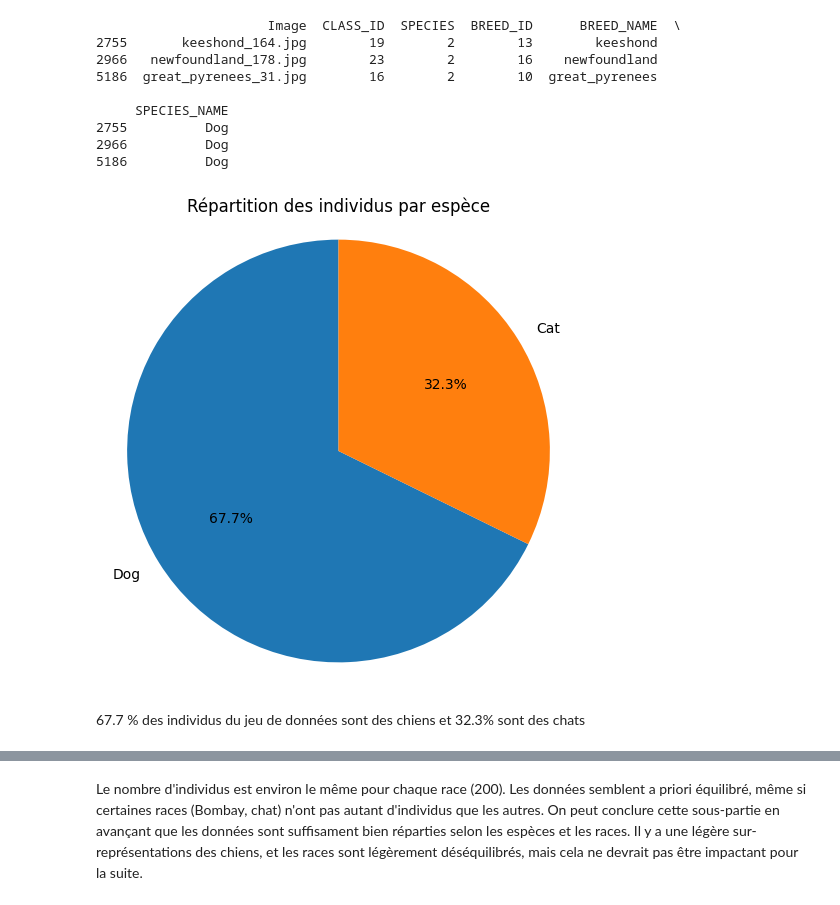
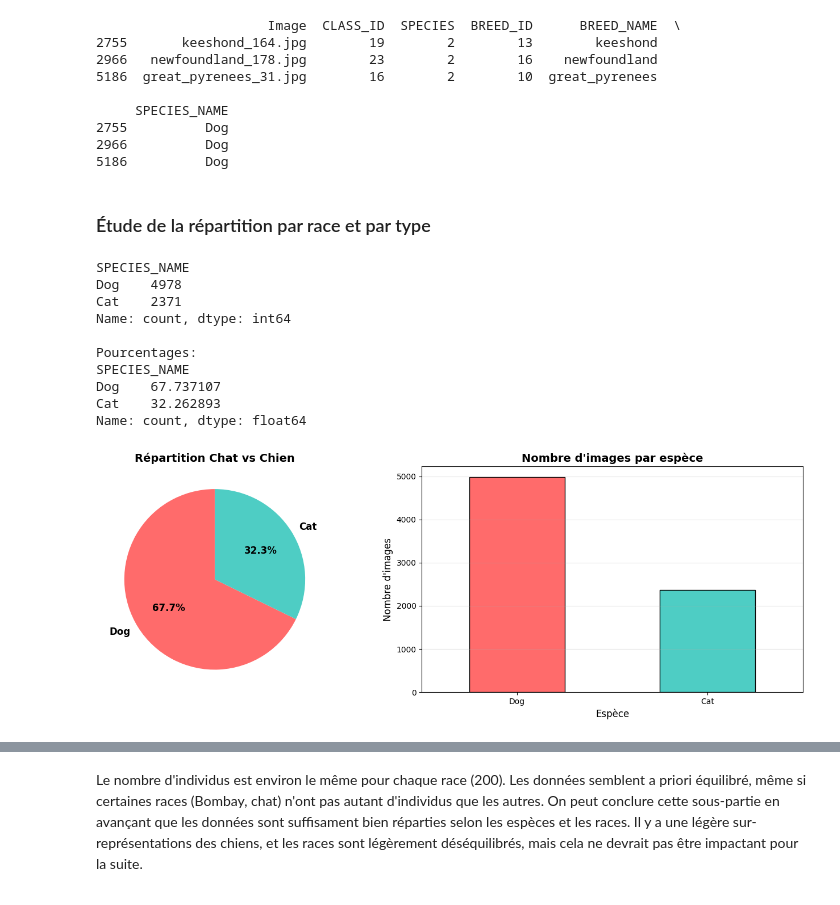
Before and after one commit to albanevergnes/HDDL, a Jupyter notebook: Rapport_Projet1.ipynb, the cells around one changed output, grey strips where cells are left out. Drawn from its saved outputs; the diff is of its cells as text; code cells hidden in the pictures.

```diff
--- a/Rapport_Projet1.ipynb
+++ b/Rapport_Projet1.ipynb
@@ -78,21 +78,43 @@ print(df.sample(n=3, random_state=42))
 2755          Dog
 2966          Dog
 5186          Dog
-# %%
-species_counts = df["SPECIES_NAME"].value_counts()
-
-plt.figure(figsize=(6, 6))
-plt.pie(
-    species_counts.values,
-    labels=species_counts.index,
-    autopct="%1.1f%%",
-    startangle=90
-)
-plt.title("Répartition des individus par espèce")
-plt.axis("equal")
-plt.show()
-# %% [output]
-[figure, removed]
-# %% [markdown]
-67.7 % des individus du jeu de données sont des chiens et 32.3% sont des chats
+# %% [markdown]
+### Étude de la répartition par race et par type
+# %%
+species_counts = df["SPECIES_NAME"].value_counts()
+print(f"\n{species_counts}")
+print(f"\nPourcentages:")
+print(species_counts / len(df) * 100)
+
+# Visualisation
+fig, axes = plt.subplots(1, 2, figsize=(14, 5))
+
+# Pie chart
+colors = ['#FF6B6B', '#4ECDC4']
+axes[0].pie(species_counts, labels=species_counts.index, autopct='%1.1f%%',
+            colors=colors, startangle=90, textprops={'fontsize': 12, 'weight': 'bold'})
+axes[0].set_title('Répartition Chat vs Chien', fontsize=14, weight='bold')
+
+# Bar chart
+species_counts.plot(kind='bar', ax=axes[1], color=colors, edgecolor='black')
+axes[1].set_title('Nombre d\'images par espèce', fontsize=14, weight='bold')
+axes[1].set_xlabel('Espèce', fontsize=12)
+axes[1].set_ylabel('Nombre d\'images', fontsize=12)
+axes[1].tick_params(axis='x', rotation=0)
+axes[1].grid(axis='y', alpha=0.3)
+
+plt.tight_layout()
+plt.show()
+# %% [output]
+SPECIES_NAME
+Dog    4978
+Cat    2371
+Name: count, dtype: int64
+
+Pourcentages:
+SPECIES_NAME
+Dog    67.737107
+Cat    32.262893
+Name: count, dtype: float64
+[figure, added]
 # %%
```
Also changed, not shown: parts of 43 cells of this notebook, 1 other file.
